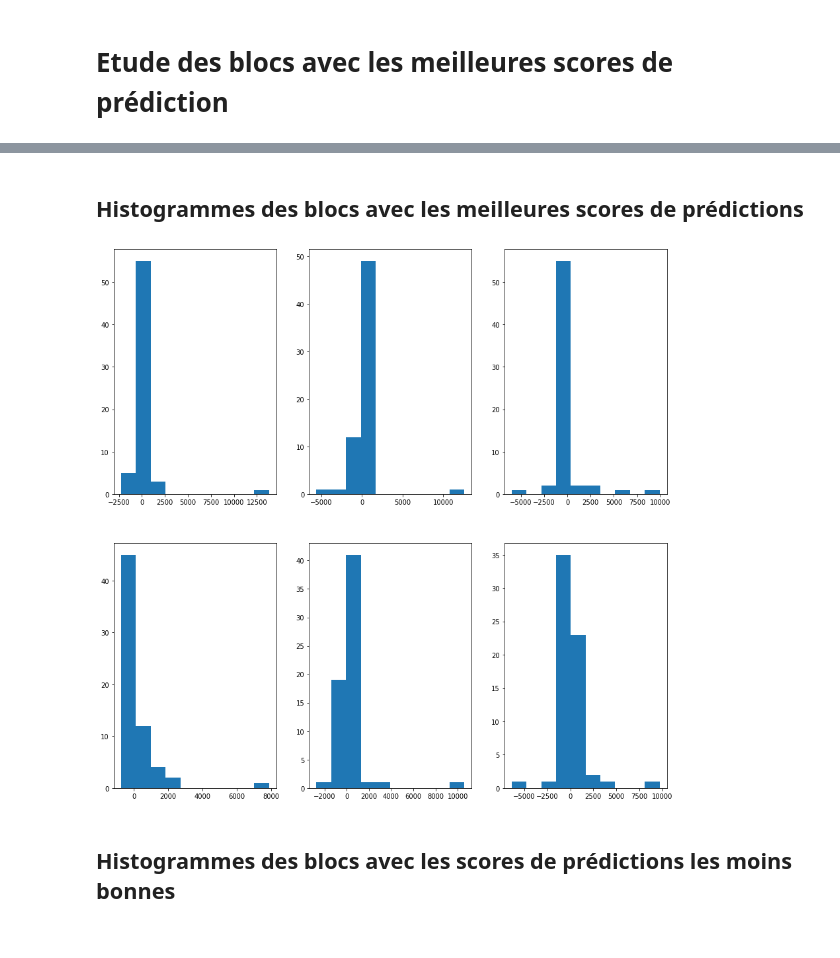
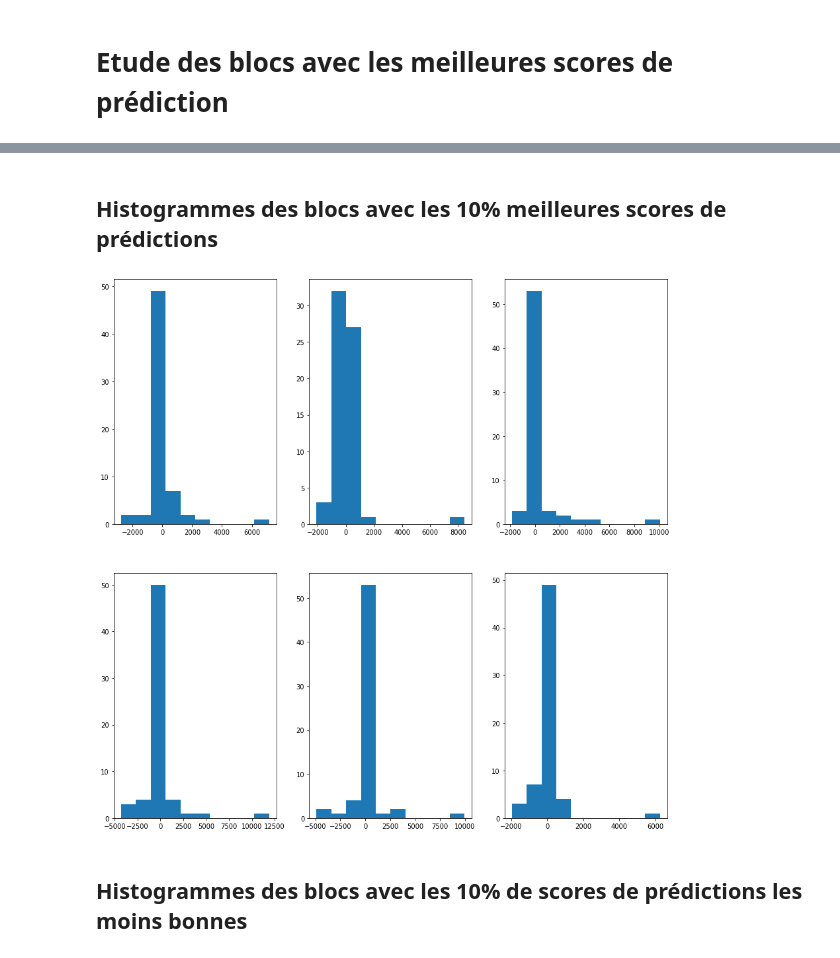
Before and after one commit to bastiendlf/UV_Projet, a Jupyter notebook: notebooks/block_influence.ipynb, the cells around one changed output, grey strips where cells are left out. Saved outputs shown, nothing was run; the diff lists cells and outputs as text; code cells hidden in the pictures.

```diff
--- a/notebooks/block_influence.ipynb
+++ b/notebooks/block_influence.ipynb
@@ -12,3 +8,10 @@ DATA_FOLDER = "../data/"
+# %%
+INPUT_DATA_FOLDER = "../output/datasets/" #folder where are stored the datasets
+DATA_FOLDER = "../data/" # folder where are stored the images
+DATASETS = [13,14,15] # datasets to train and test
+
+IMG_RANGE = 6 #range of image (in the shuffled test set, unique number) that you want to visualize
+DATASET_RANGE = 2 # dataset range for this image (ex : you want this image in the dataset 14, so DATASET_RANGE=1)
 # %%
 # Créer et entraîner le modèle
 model = RandomForestClassifier(max_depth=10, criterion='entropy', random_state=0)
@@ -16,4 +19,8 @@ model, df_train, df_test = training(model, INPUT_DATA_FOLDER, DATASETS)
 
 # résultats de prédiction sur le test set
 my_test = prediction(model, df_test, DATASETS)
+
+
+# visualiser sur l'image les blocs de score supérieur à 90% des scores
+img_res, bl_pred, vis = visualize_bloc(DATA_FOLDER, DATASETS, my_test, IMG_RANGE, DATASET_RANGE, 0.9)
 # %% [output]
@@ -21,11 +27,0 @@ KeyboardInterrupt:
-# %%
-# visualiser sur l'image les blocs de score supérieur à 90% des scores
-img_numbers = my_test['image_number'].unique()
-img_number = img_numbers[0] # numéro de l'image dans le test set : 1=l'image d'indice 1 dans l'ensemble du tests set
-dataset_nb = DATASETS[2] # le numéro du dataset dans le quel on souahite récupérer cette image
-
-s90= my_test[my_test['class']==dataset_nb].pred_proba.quantile([0.9]).values[0] # le score de prédicition en-dessous duquel se trouve 90% des blocs
-img_res, bl_pred, vis = localization_on_image(DATA_FOLDER, img_number, dataset_nb, my_test, s90)
-img_res = cv2.cvtColor(img_res, cv2.COLOR_BGR2RGB)
-plt.imshow(img_res)
-plt.imsave('../output/img_with_rec.png', img_res)
@@ -34,15 +28,15 @@ plt.imsave('../output/img_with_rec.png', img_res)
 # %% [markdown]
-## Histogrammes des blocs avec les meilleures scores de prédictions
+## Histogrammes des blocs avec les 10% meilleures scores de prédictions
 # %%
+s90 = my_test[my_test['class']==DATASETS[DATASET_RANGE]].pred_proba.quantile([0.1]).values[0]
 plt.figure(figsize=(15,15))
 i = 1
 for bloc_dct in bl_pred[bl_pred['pred_proba']>=s90]['dct'][:6]:
     plt.subplot(2,3,i)
     i = i+1
     plt.hist(bloc_dct)
-plt.savefig("../output/hist_s90.png")
 # %% [output]
-[figure, old version]
+[figure, new version]
 # %% [markdown]
-## Histogrammes des blocs avec les scores de prédictions les moins bonnes
+## Histogrammes des blocs avec les 10% de scores de prédictions les moins bonnes
 # %%
```
Also changed, not shown: parts of 5 cells of this notebook, 5 other files.
